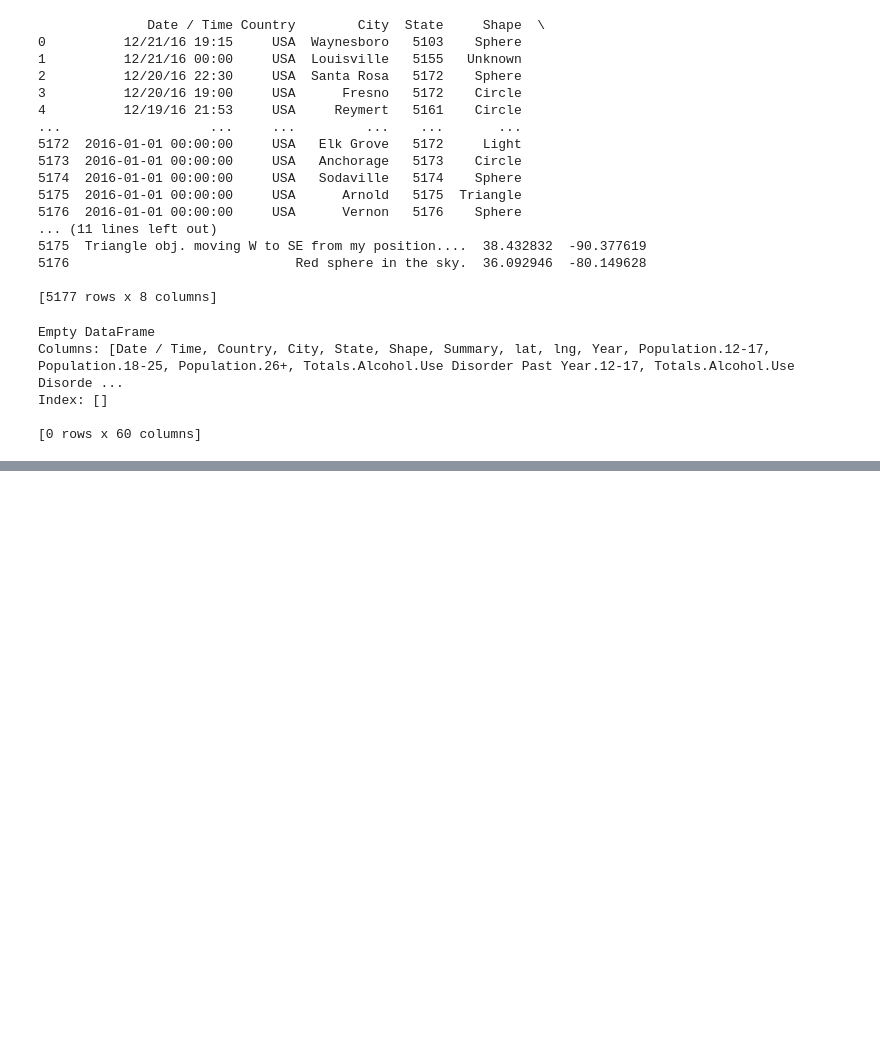
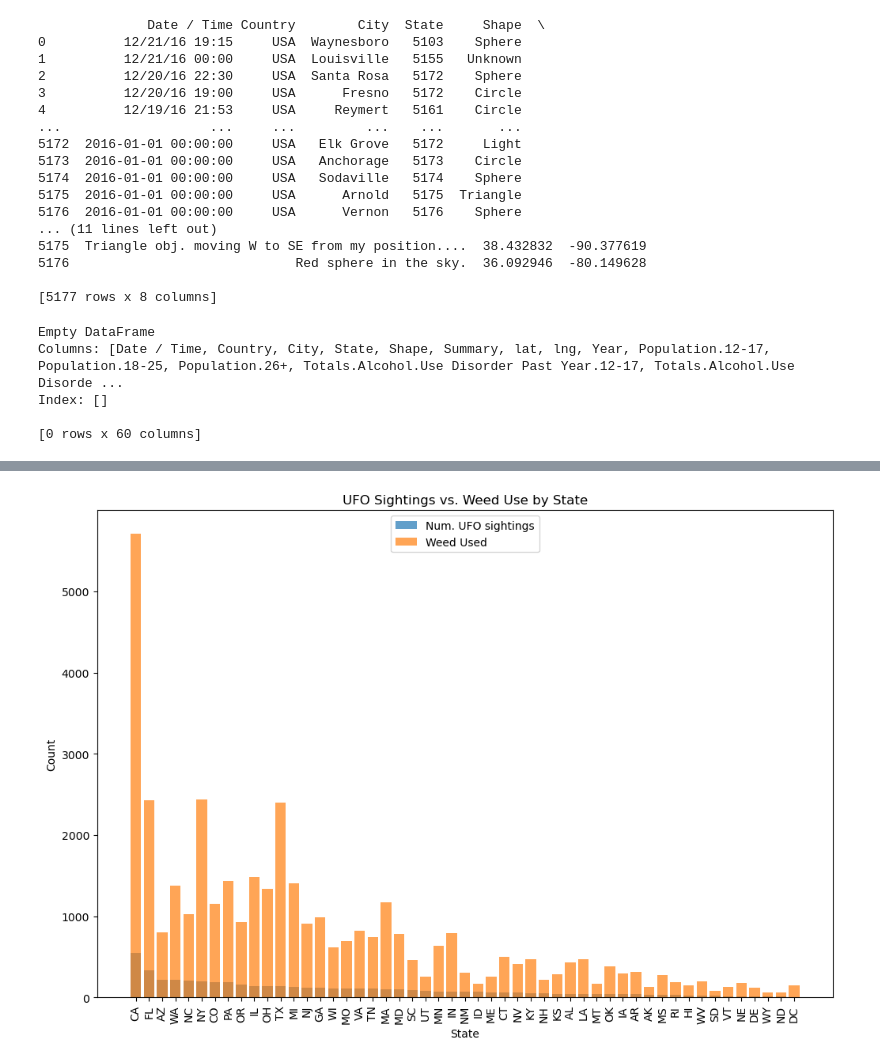
Before and after one commit to PawelKaminski1776/PythonProject, a Jupyter notebook: FinalTests.ipynb, the cells around one changed output, grey strips where cells are left out. Cells and saved outputs as stored; diff of their text form; code cells hidden in the pictures; blank space fills up the shorter version.

Commit message:
Lots of charts

```diff
--- a/FinalTests.ipynb
+++ b/FinalTests.ipynb
@@ -196,0 +195,19 @@ print(merged_df)
+# %%
+import pandas as pd
+import matplotlib.pyplot as plt
+
+df_sorted = df.sort_values(by='Num. UFO sightings', ascending=False)
+
+plt.figure(figsize=(12, 8))
+plt.bar(df_sorted['State'], df_sorted['Num. UFO sightings'], label='Num. UFO sightings', alpha=0.7)
+plt.bar(df_sorted['State'], df_sorted['Weed Used'], label='Weed Used', alpha=0.7)
+
+plt.xlabel('State')
+plt.ylabel('Count')
+plt.title('UFO Sightings vs. Weed Use by State')
+plt.xticks(rotation=90)
+plt.legend()
+
+plt.show()
+# %% [output]
+[figure, added]
```
Also changed, not shown: parts of 15 cells of this notebook.
